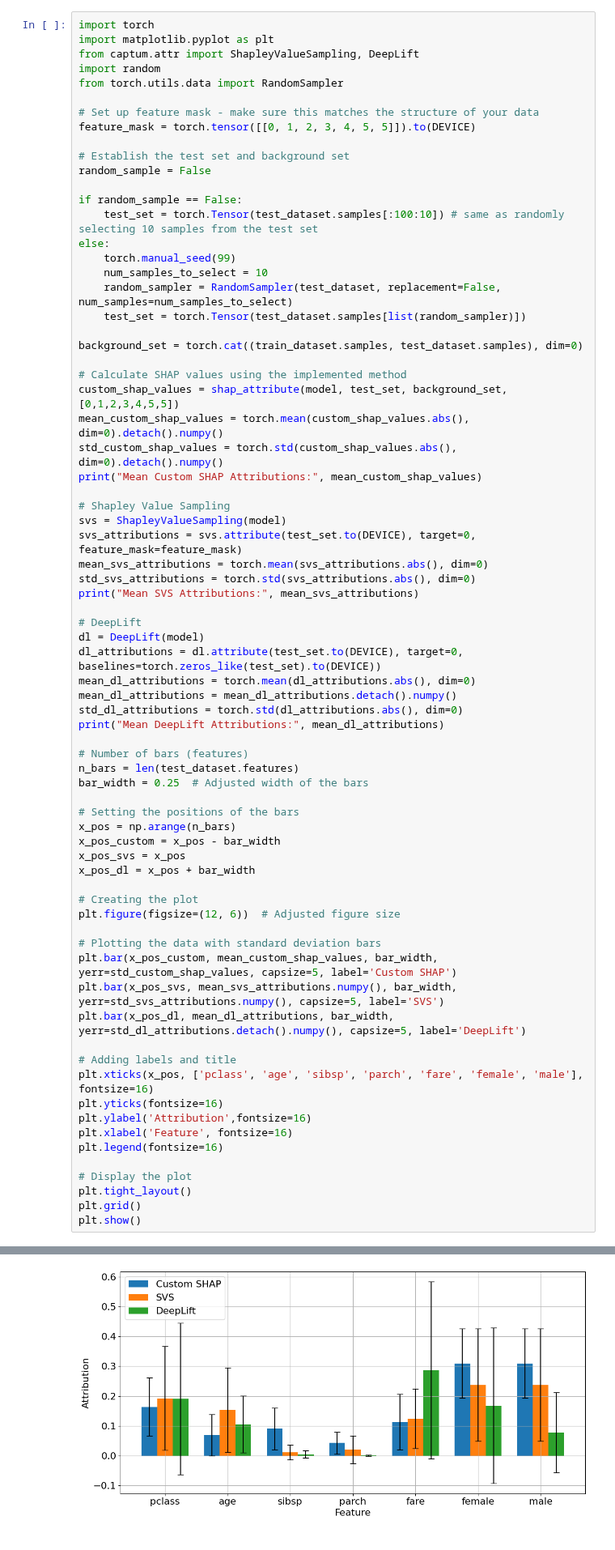
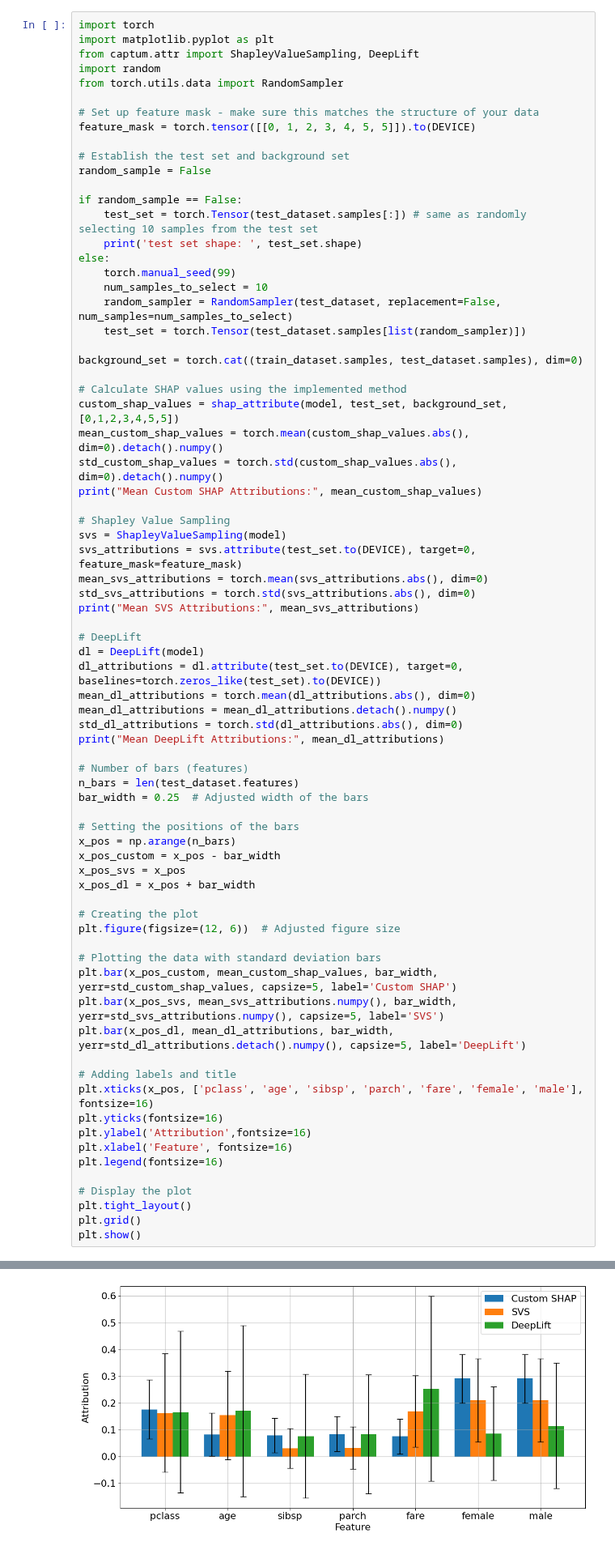
Before and after one commit to khigashinosg/Explainability-in-AI, a Jupyter notebook: Explainability CW.ipynb, the cells around one changed output, grey strips where cells are left out. Shown at 81% size. Cells and saved outputs as stored; diff of their text form.

Commit message:
improved task 2c, ran more sims and made graphs

```diff
--- a/Explainability CW.ipynb
+++ b/Explainability CW.ipynb
@@ -666,7 +666,8 @@ feature_mask = torch.tensor([[0, 1, 2, 3, 4, 5, 5]]).to(DEVICE)
 random_sample = False
 
 if random_sample == False:
-    test_set = torch.Tensor(test_dataset.samples[:100:10]) # same as randomly selecting 10 samples from the test set
+    test_set = torch.Tensor(test_dataset.samples[:]) # same as randomly selecting 10 samples from the test set
+    print('test set shape: ', test_set.shape)
 else:
     torch.manual_seed(99)
     num_samples_to_select = 10
@@ -734,8 +736,8 @@ Mean DeepLift Attributions: [0.19109894 0.10520379 0.00491195 0.00083377 0.28644
 Input Tensor 0 did not already require gradients, required_grads has been set automatically.
 Setting forward, backward hooks and attributes on non-linear
                activations. The hooks and attributes will be removed
             after the attribution is finished
-[figure, old version]
+[figure, new version]
 # %% [markdown]
 **Task 2(c)**: Perform a quantitative evaluation of the different attribution methods by computing their mean [infidelity](https://captum.ai/api/metrics.html) on the full Titanic dataset. On a high level, infidelity aims to estimate how closely the generated explanations correspond with the behaviour of the explained model by slightly perturbing the inputs and measuring how much the observed change in the model output differs from the change predicted by the corresponding feature attributions (when considering a linear model with the same weights as the feature attribution scores). If you are interested, you can find more details regarding this metric in [the original paper](https://arxiv.org/abs/1901.09392). A downside of the infidelity metric is that one needs to define a suitable perturbation function for changing the model inputs, which can significantly affect the results. In this coursework, we provide you with a perturbation function adding Gaussian noise to continuous features and performing resampling for categorical features. In your evaluation, you should experiment with two or three different standard deviations and categorical resampling probabilities. Once you are done, add a table summarising the results to your report and comment on the findings. Note that lower infidelity scores are better.
 
```
Also changed, not shown: parts of 5 cells of this notebook.
